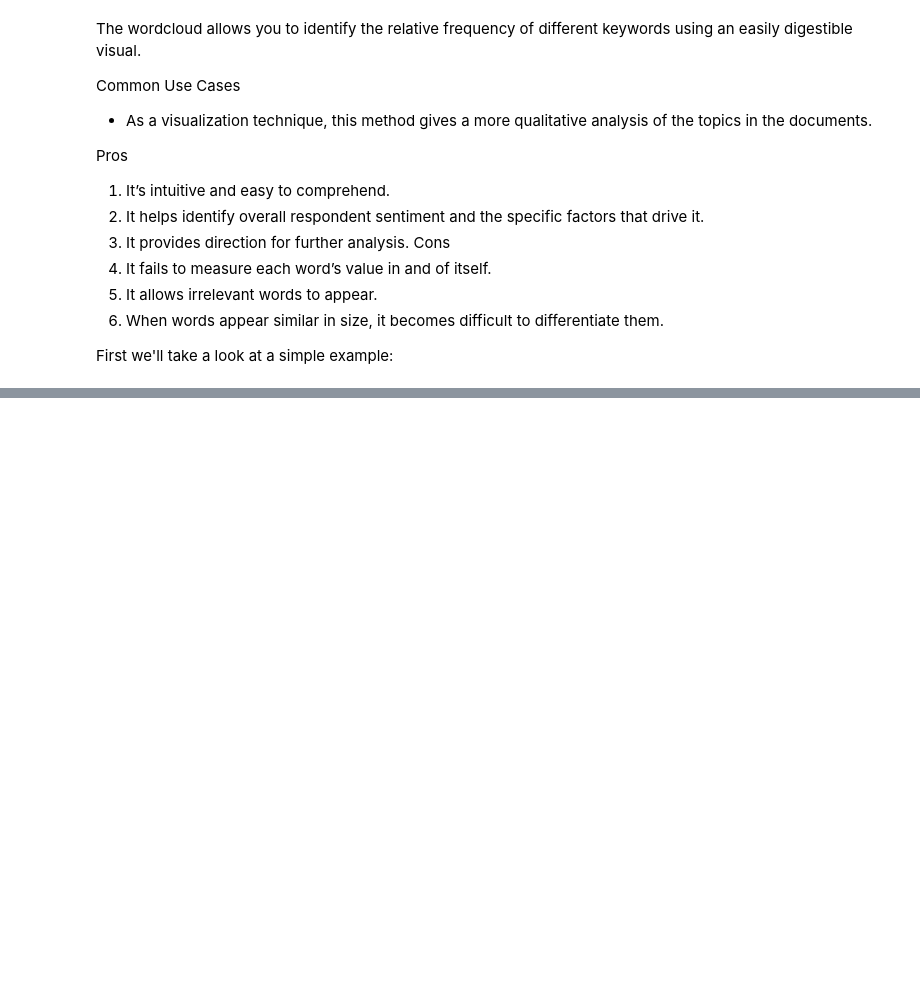
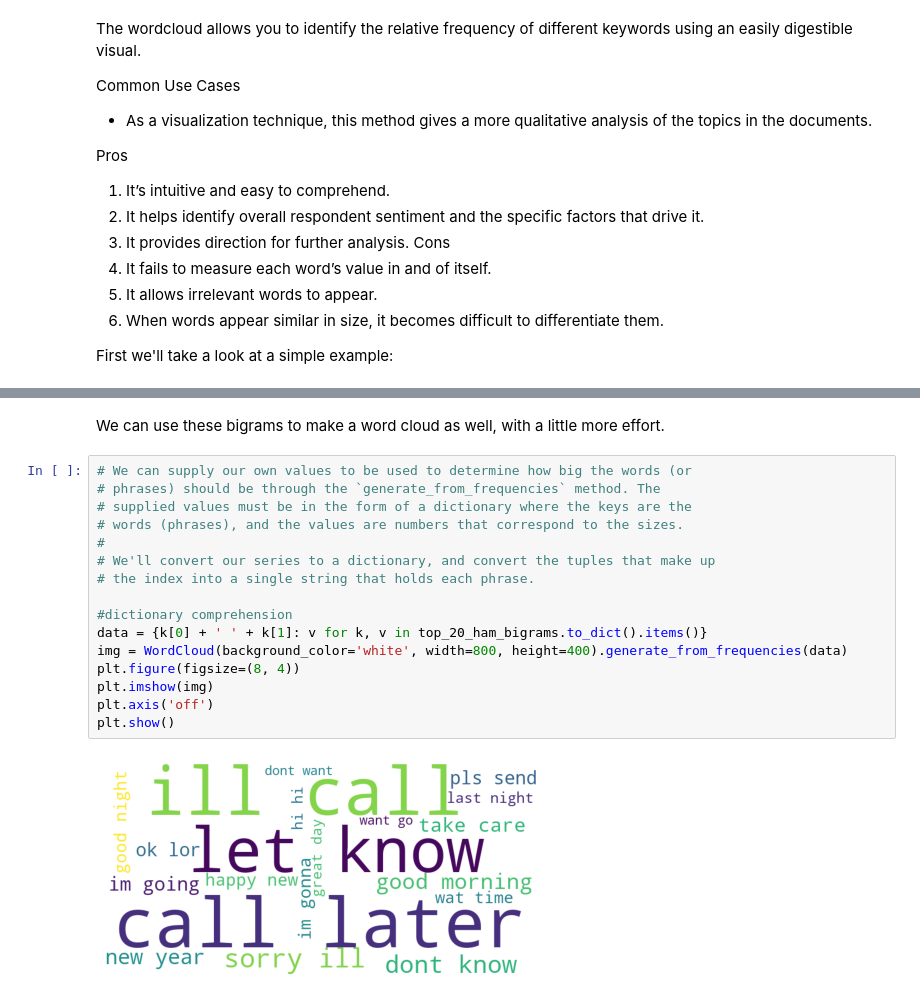
Before and after one commit to segovialori/natural-language-processing-exercises, a Jupyter notebook: explore_lesson.ipynb, the cells around one changed output, grey strips where cells are left out. Drawn from its saved outputs; the diff is of its cells as text; blank space fills up the shorter version.

```diff
--- a/explore_lesson.ipynb
+++ b/explore_lesson.ipynb
@@ -312,0 +399,20 @@ First we'll take a look at a simple example:
+# %% [markdown]
+We can use these bigrams to make a word cloud as well, with a little more effort.
+# %%
+# We can supply our own values to be used to determine how big the words (or
+# phrases) should be through the `generate_from_frequencies` method. The
+# supplied values must be in the form of a dictionary where the keys are the
+# words (phrases), and the values are numbers that correspond to the sizes.
+#
+# We'll convert our series to a dictionary, and convert the tuples that make up
+# the index into a single string that holds each phrase.
+
+#dictionary comprehension
+data = {k[0] + ' ' + k[1]: v for k, v in top_20_ham_bigrams.to_dict().items()}
+img = WordCloud(background_color='white', width=800, height=400).generate_from_frequencies(data)
+plt.figure(figsize=(8, 4))
+plt.imshow(img)
+plt.axis('off')
+plt.show()
+# %% [output]
+[figure, added]
```
Also changed, not shown: parts of 20 cells of this notebook.
